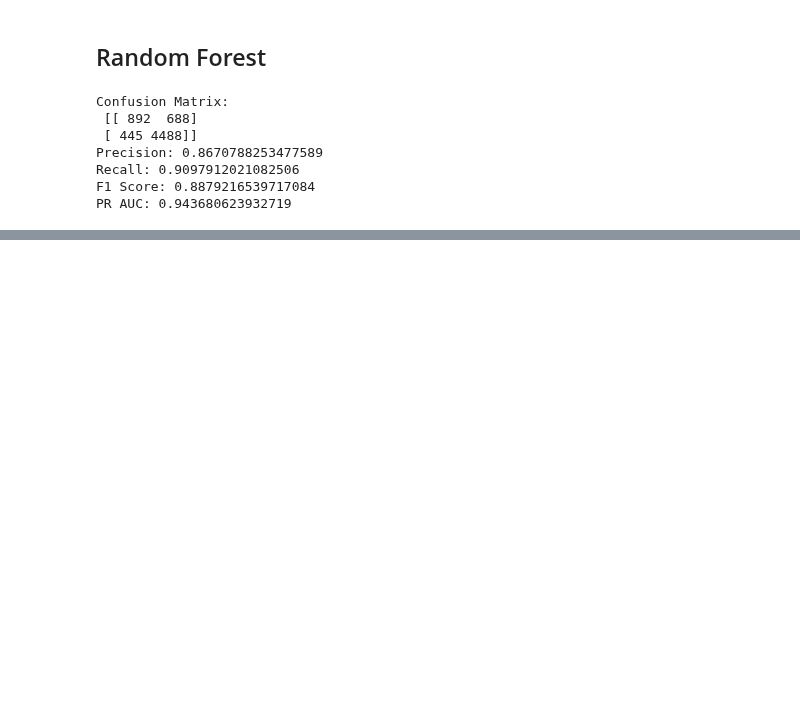
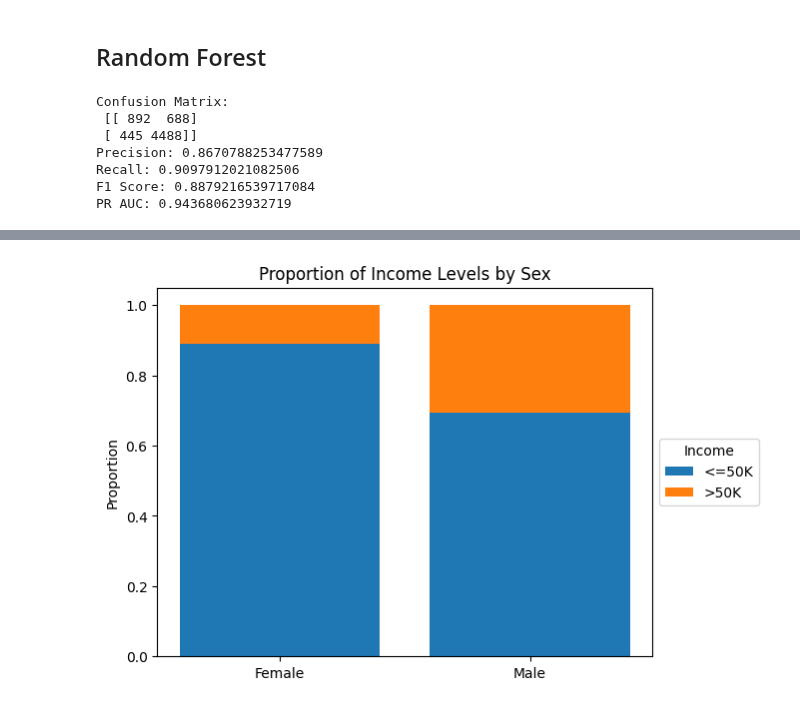
Before and after one commit to tomasgdejesus/CSE578-Project, a Jupyter notebook: mlmodels.ipynb, the cells around one changed output, grey strips where cells are left out. Saved outputs shown, nothing was run; the diff lists cells and outputs as text; code cells hidden in the pictures; blank space fills up the shorter version.

```diff
--- a/mlmodels.ipynb
+++ b/mlmodels.ipynb
@@ -133,0 +238,15 @@ PR AUC: 0.943680623932719
+# %%
+counts_sex = df.groupby(['sex', 'class']).size().unstack()
+proportion = counts_sex.div(counts_sex.sum(axis=1), axis=0)
+x = np.arange(len(proportion.index))
+
+plt.bar(x, proportion['<=50K'], label='<=50K')
+plt.bar(x, proportion['>50K'], bottom=proportion['<=50K'], label='>50K')
+plt.xticks(x, proportion.index)
+plt.ylabel("Proportion")
+plt.title("Proportion of Income Levels by Sex")
+plt.legend(title="Income", loc='center left', bbox_to_anchor=(1, 0.5))
+
+plt.show()
+# %% [output]
+[figure, added]
```
Also changed, not shown: parts of 17 cells of this notebook.
